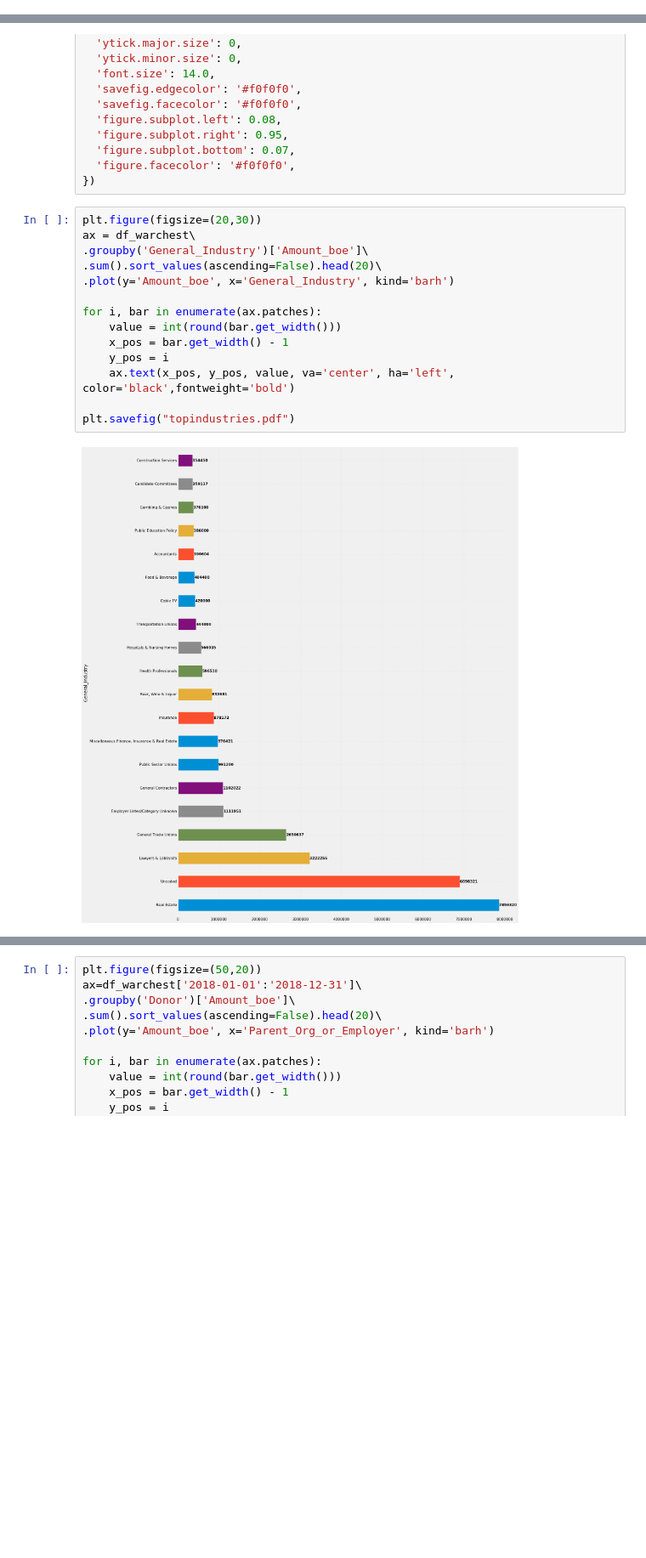
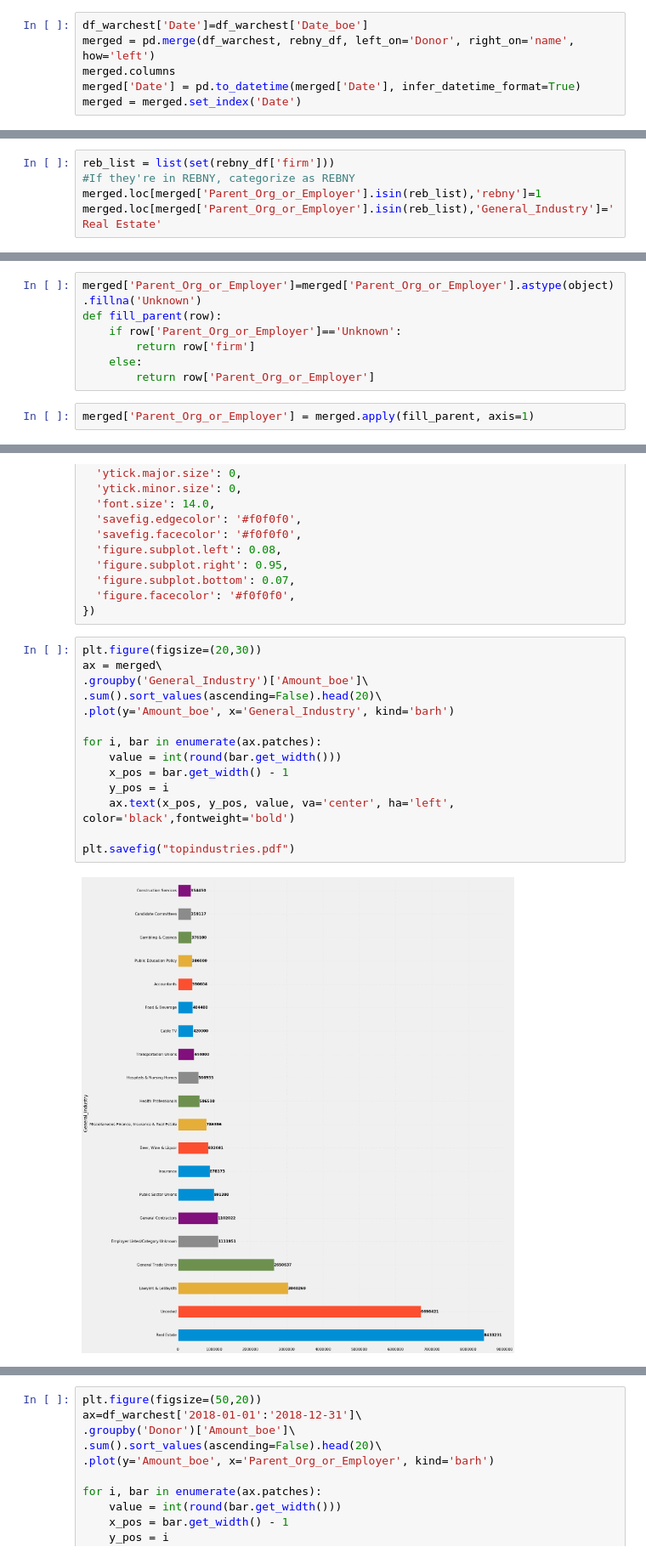
Before and after one commit to kromreig/warchest_cuomo_indy, a Jupyter notebook: Cuomo_Campaign_Finance.ipynb, the cells around one changed output, grey strips where cells are left out. Shown at 85% size. Cells and saved outputs as stored; diff of their text form; blank space fills up the shorter version.

```diff
--- a/Cuomo_Campaign_Finance.ipynb
+++ b/Cuomo_Campaign_Finance.ipynb
@@ -556,0 +587,6 @@ plt.show()
+# %%
+df_warchest['Date']=df_warchest['Date_boe']
+merged = pd.merge(df_warchest, rebny_df, left_on='Donor', right_on='name', how='left')
+merged.columns
+merged['Date'] = pd.to_datetime(merged['Date'], infer_datetime_format=True)
+merged = merged.set_index('Date')
@@ -556,0 +597,5 @@ plt.show()
+# %%
+reb_list = list(set(rebny_df['firm']))
+#If they're in REBNY, categorize as REBNY
+merged.loc[merged['Parent_Org_or_Employer'].isin(reb_list),'rebny']=1
+merged.loc[merged['Parent_Org_or_Employer'].isin(reb_list),'General_Industry']='Real Estate'
@@ -556,0 +610,9 @@ plt.show()
+# %%
+merged['Parent_Org_or_Employer']=merged['Parent_Org_or_Employer'].astype(object).fillna('Unknown')
+def fill_parent(row):
+    if row['Parent_Org_or_Employer']=='Unknown':
+        return row['firm']
+    else:
+        return row['Parent_Org_or_Employer']
+# %%
+merged['Parent_Org_or_Employer'] = merged.apply(fill_parent, axis=1)
@@ -684,19 +804,19 @@ plt.rcParams.update({
 })
 # %%
 plt.figure(figsize=(20,30))
-ax = df_warchest\
+ax = merged\
 .groupby('General_Industry')['Amount_boe']\
 .sum().sort_values(ascending=False).head(20)\
 .plot(y='Amount_boe', x='General_Industry', kind='barh')
 
 for i, bar in enumerate(ax.patches):
     value = int(round(bar.get_width()))
     x_pos = bar.get_width() - 1
     y_pos = i
     ax.text(x_pos, y_pos, value, va='center', ha='left', color='black',fontweight='bold')
 
 plt.savefig("topindustries.pdf")
 # %% [output]
-[figure, old version]
+[figure, new version]
 # %%
 plt.figure(figsize=(50,20))
```
Also changed, not shown: parts of 67 cells of this notebook.
